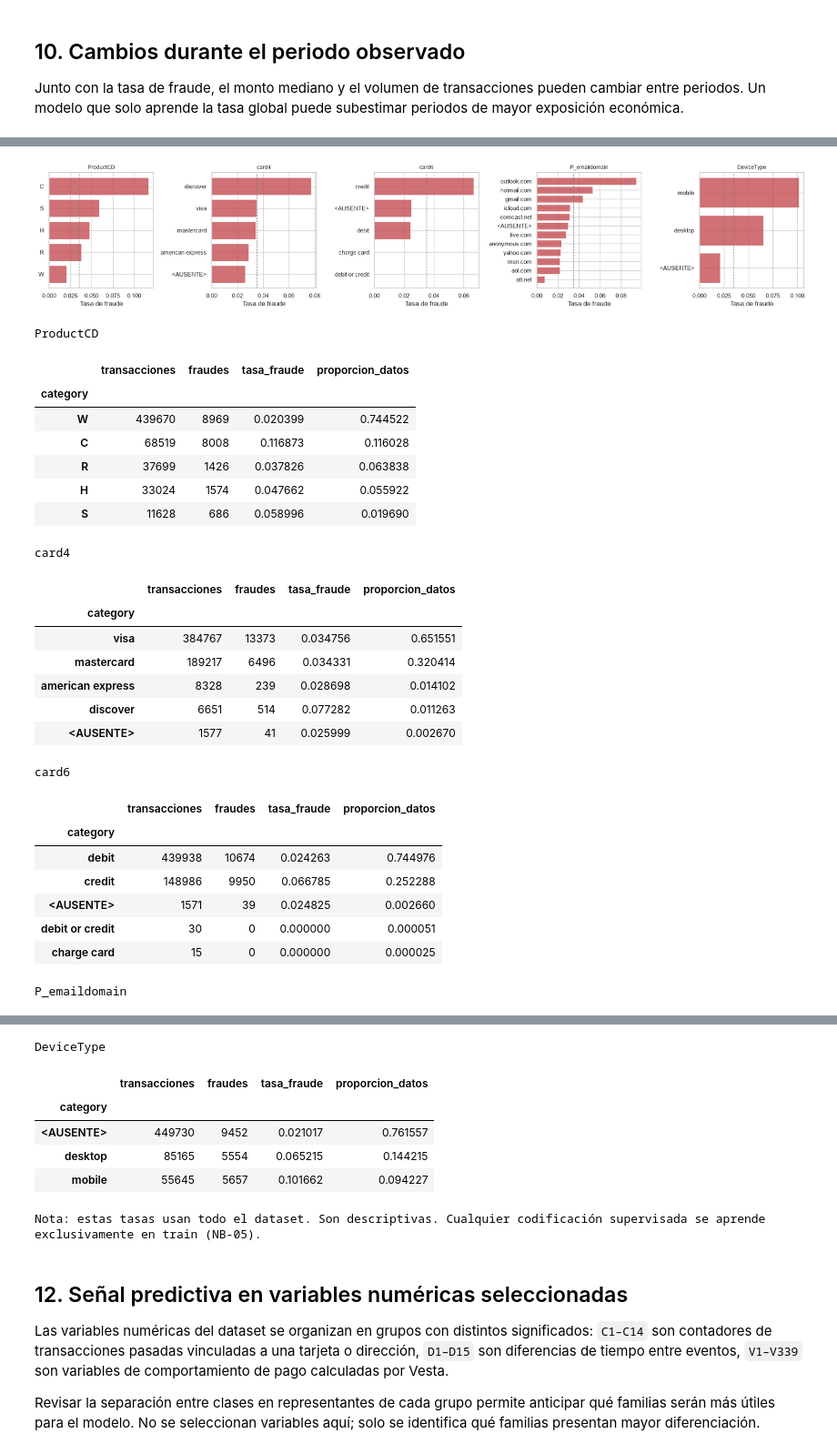
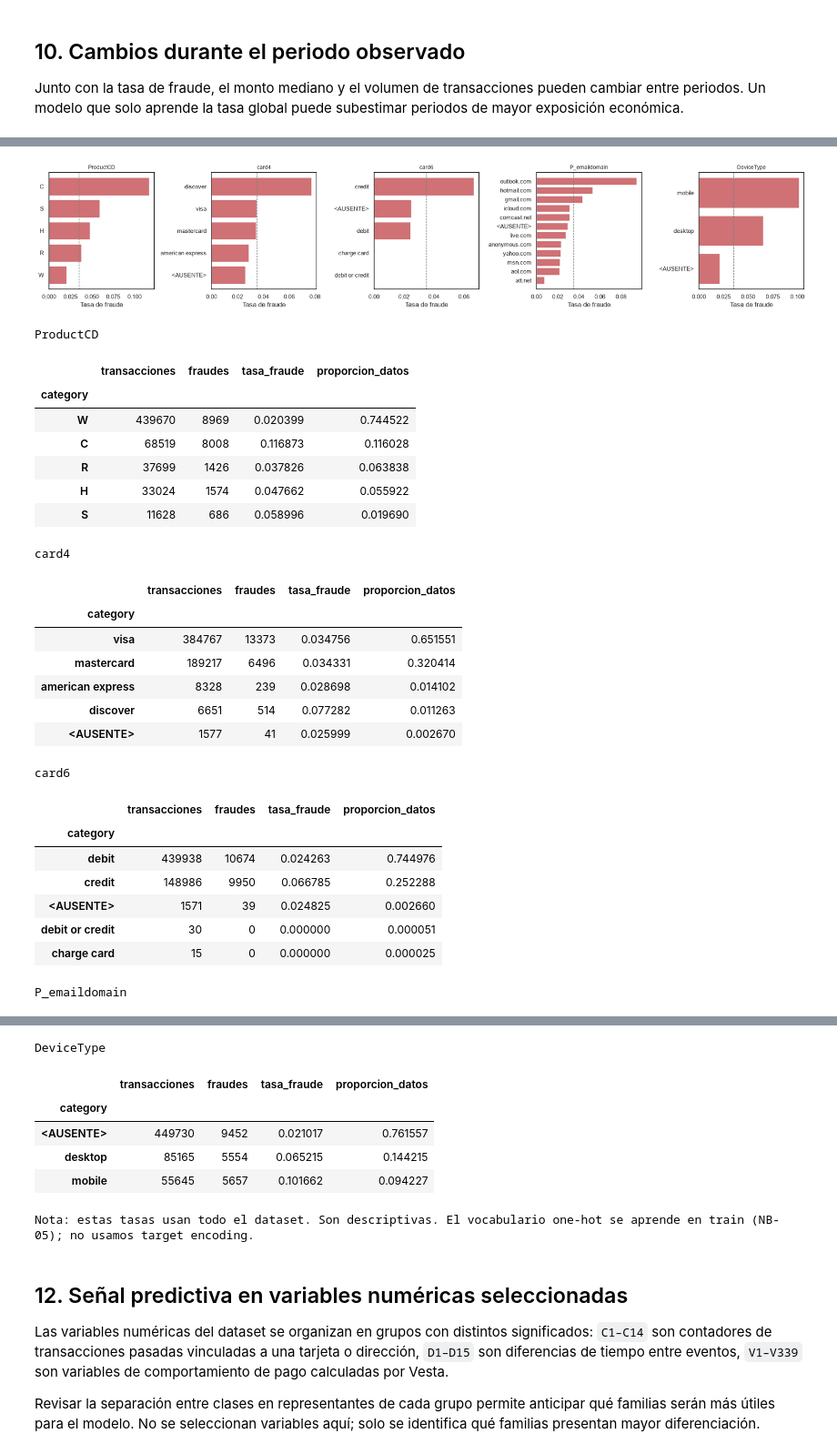
Before and after one commit to MiltonCuervo/IEEE-CIS-Fraud-Detection-PI2, a Jupyter notebook: notebooks/01_exploracion_datos.ipynb, the cells around one changed output, grey strips where cells are left out. Shown at 91% size. Drawn from its saved outputs; the diff is of its cells as text; code cells hidden in the pictures.

```diff
--- a/notebooks/01_exploracion_datos.ipynb
+++ b/notebooks/01_exploracion_datos.ipynb
@@ -649,35 +704,35 @@ def summarize_category(frame, column, top=12):
         .head(top)
     )
     summary['proporcion_datos'] = summary['transacciones'] / len(frame)
     return summary
 
 # Gráfico de tasas de fraude por categoría, ordenadas de menor a mayor.
 # El contraste entre categorías señala cuáles tienen mayor poder discriminativo.
 n_cols = len([c for c in key_categoricals if c in df])
 fig, axes = plt.subplots(1, n_cols, figsize=(4 * n_cols, 4))
 for ax, col in zip(
     axes if n_cols > 1 else [axes],
     [c for c in key_categoricals if c in df],
 ):
     summ = summarize_category(df, col).sort_values('tasa_fraude')
     ax.barh(summ.index, summ['tasa_fraude'], color='#C44E52', alpha=0.8)
     # Línea de referencia: tasa global para identificar categorías sobre/bajo la media.
     ax.axvline(fraud_rate, ls='--', color='gray', lw=1)
     ax.set_title(col, fontsize=10)
     ax.set_xlabel('Tasa de fraude')
 plt.tight_layout()
 plt.savefig(RESULTS_FIGURES / 'eda_tasas_fraude_categoricas.png', dpi=160, bbox_inches='tight')
 plt.show()
 
 for col in key_categoricals:
     if col in df:
         print(f'\n{col}')
         display(summarize_category(df, col))
 
 print('\nNota: estas tasas usan todo el dataset. Son descriptivas. '
-      'Cualquier codificación supervisada se aprende exclusivamente en train (NB-05).')
+      'El vocabulario one-hot se aprende en train (NB-05); no usamos target encoding.')
 # %% [output]
-[figure, old version]
+[figure, new version]
 ProductCD
 |  | transacciones | fraudes | tasa_fraude | proporcion_datos |
 | category |  |  |  |  |
@@ -723,7 +778,7 @@ DeviceType
 | <AUSENTE> | 449730 | 9452 | 0.021017 | 0.761557 |
 | desktop | 85165 | 5554 | 0.065215 | 0.144215 |
 | mobile | 55645 | 5657 | 0.101662 | 0.094227 |
-Nota: estas tasas usan todo el dataset. Son descriptivas. Cualquier codificación supervisada se aprende exclusivamente en train (NB-05).
+Nota: estas tasas usan todo el dataset. Son descriptivas. El vocabulario one-hot se aprende en train (NB-05); no usamos target encoding.
 # %% [markdown]
 ## 12. Señal predictiva en variables numéricas seleccionadas
 
```
Also changed, not shown: parts of 14 cells of this notebook, 32 other files.
